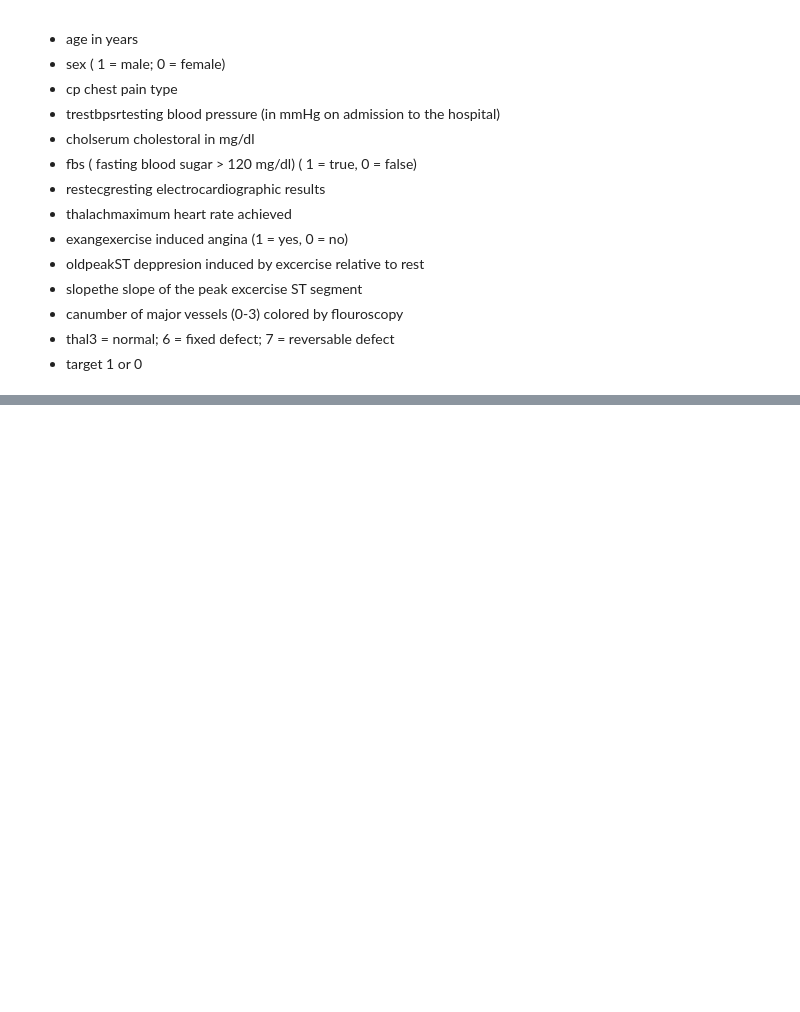
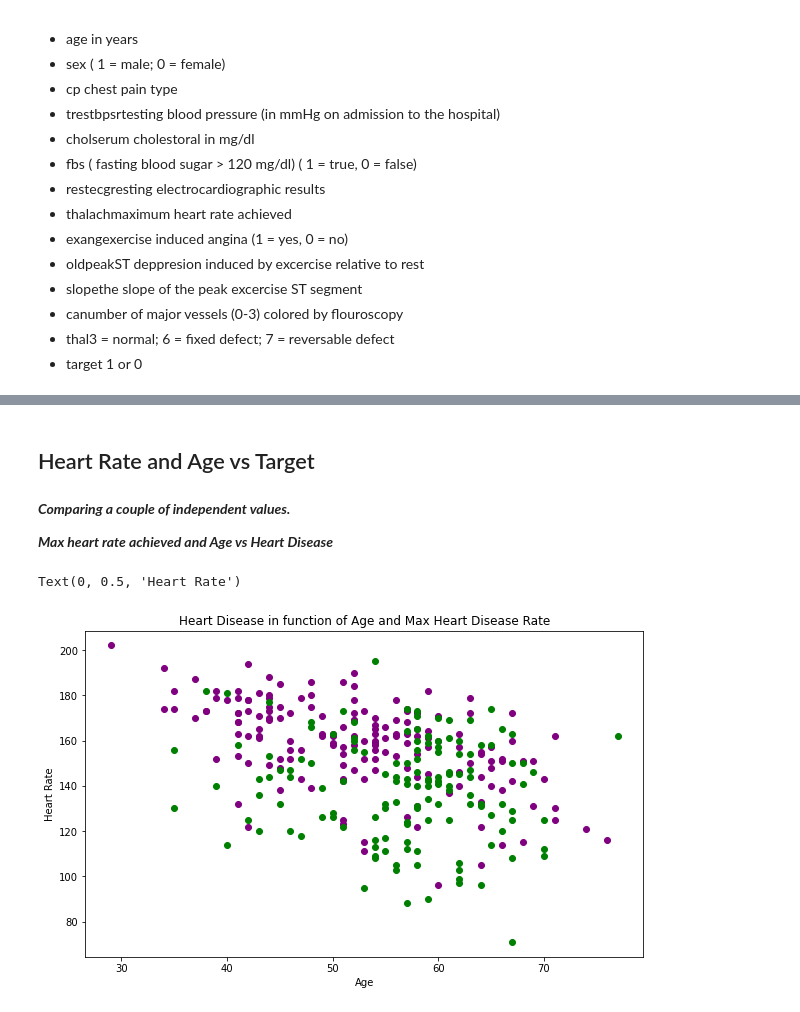
Before and after one commit to nachozobian/heart-disease-predictor, a Jupyter notebook: Heart-Disease-Classification-Predictor.ipynb, the cells around one changed output, grey strips where cells are left out. Drawn from its saved outputs; the diff is of its cells as text; code cells hidden in the pictures; blank space fills up the shorter version.

```diff
--- a/Heart-Disease-Classification-Predictor.ipynb
+++ b/Heart-Disease-Classification-Predictor.ipynb
@@ -43,0 +186,23 @@ https://www.kaggle.com/rotnif/heart-disease-uci
+# %% [markdown]
+## Heart Rate and Age vs Target
+# %% [markdown]
+***Comparing a couple of independent values.***
+
+***Max heart rate achieved and Age vs Heart Disease***
+# %%
+plt.figure(figsize = (10,6))
+
+#Scatter with positive example
+plt.scatter(df.age[df.target == 1],
+           df.thalach[df.target == 1],
+           c = "purple") #Heart Disease
+plt.scatter(df.age[df.target == 0],
+           df.thalach[df.target == 0],
+           c = "green") #No Heart Disease
+
+plt.title("Heart Disease in function of Age and Max Heart Disease Rate")
+plt.xlabel("Age")
+plt.ylabel("Heart Rate")
+# %% [output]
+Text(0, 0.5, 'Heart Rate')
+[figure, added]
```
Also changed, not shown: parts of 21 cells of this notebook.
